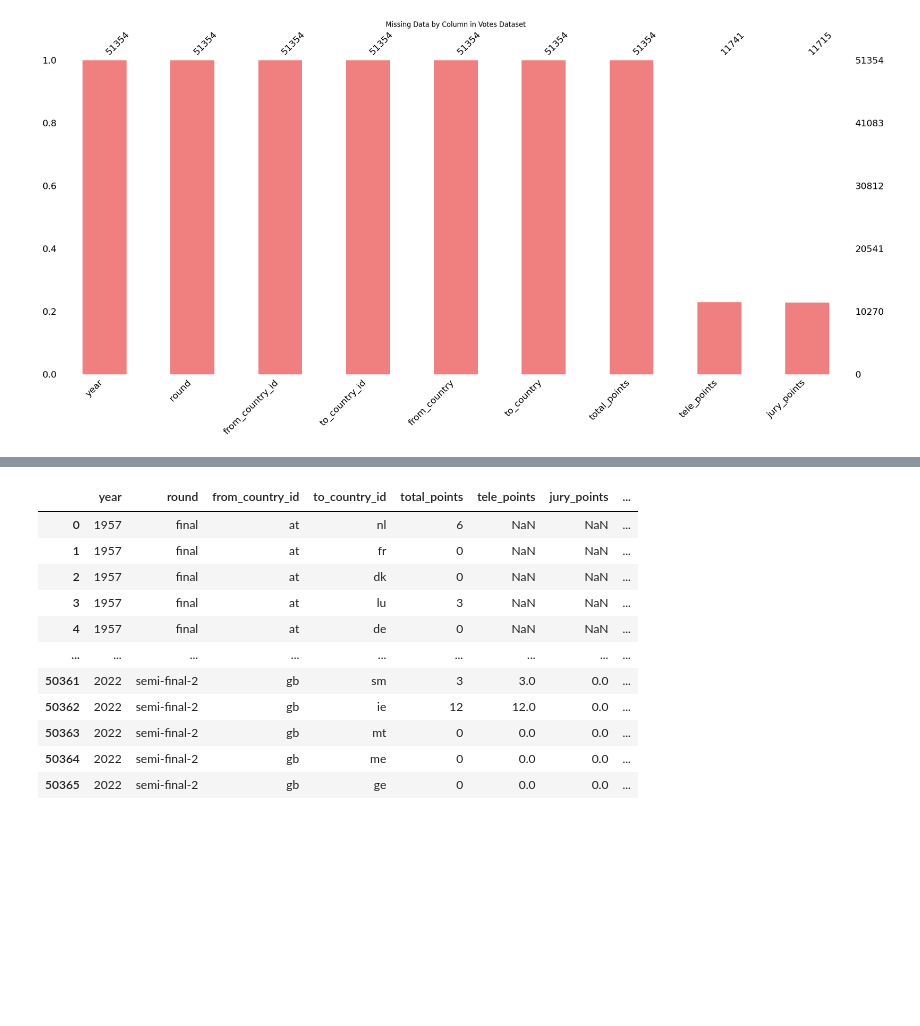
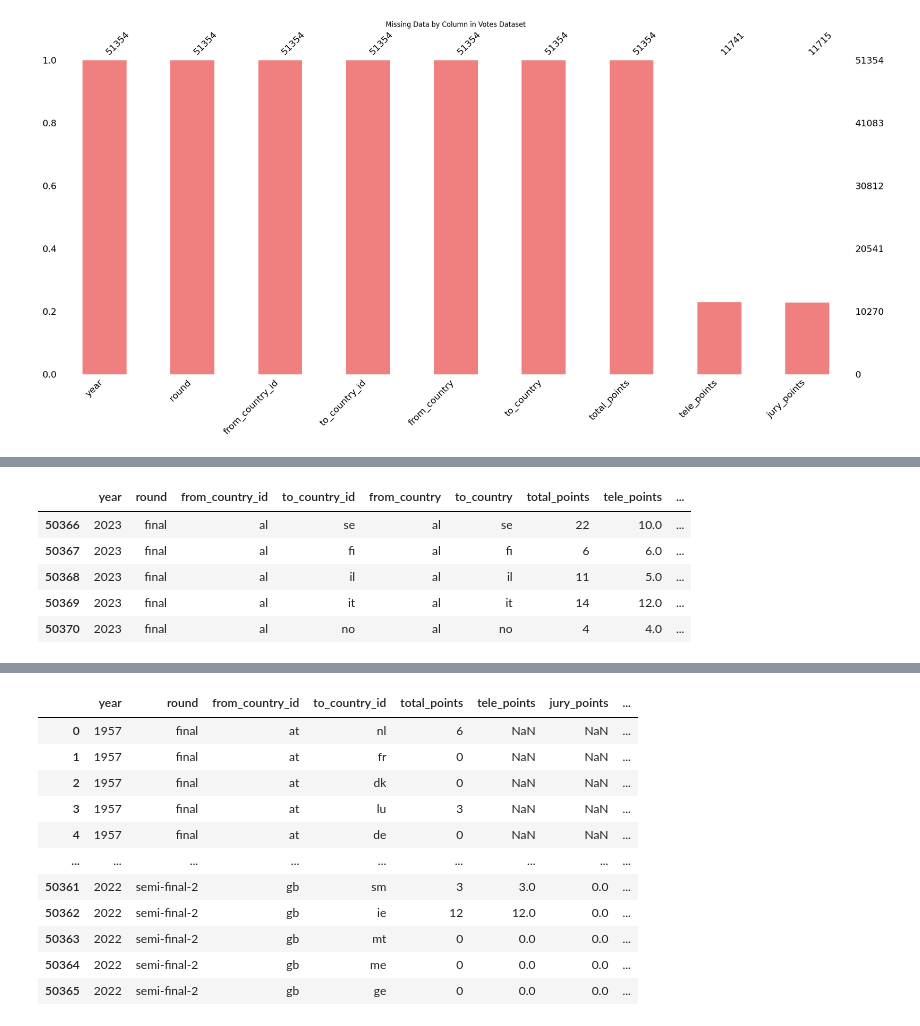
Before and after one commit to mikfre1/Eurotrash, a Jupyter notebook: data_review.ipynb, the cells around one changed output, grey strips where cells are left out. Cells and saved outputs as stored; diff of their text form; code cells hidden in the pictures; blank space fills up the shorter version.

```diff
--- a/data_review.ipynb
+++ b/data_review.ipynb
@@ -217,0 +305,9 @@ what you could refine to better support them (100-150 words) (1.5 points)
+# %%
+vote_df[vote_df['year'].isin([1956,2020, 2023])].head()
+# %% [output]
+|  | year | round | from_country_id | to_country_id | from_country | to_country | total_points | tele_points | ... |
+| 50366 | 2023 | final | al | se | al | se | 22 | 10.0 | ... |
+| 50367 | 2023 | final | al | fi | al | fi | 6 | 6.0 | ... |
+| 50368 | 2023 | final | al | il | al | il | 11 | 5.0 | ... |
+| 50369 | 2023 | final | al | it | al | it | 14 | 12.0 | ... |
+| 50370 | 2023 | final | al | no | al | no | 4 | 4.0 | ... |
```
Also changed, not shown: parts of 20 cells of this notebook.
